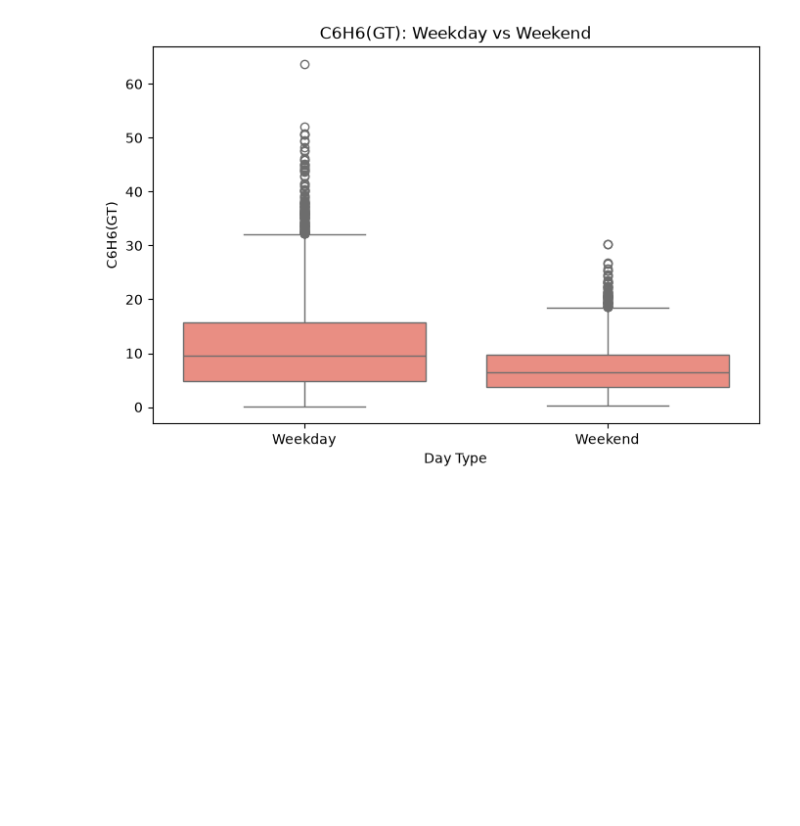
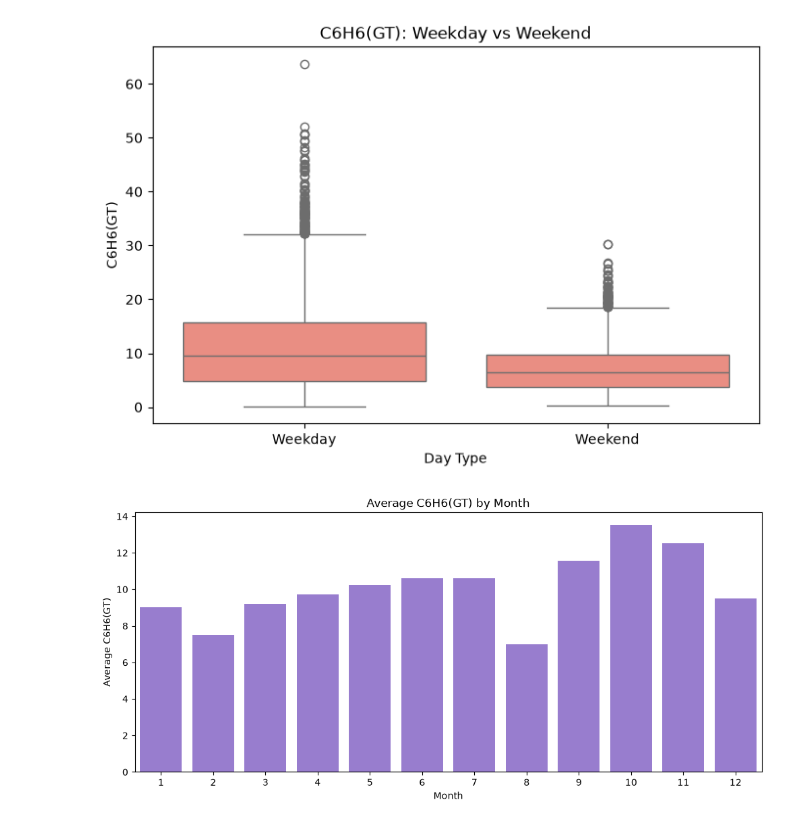
Before and after one commit to AkmalFazli27/air-quality-estimation, a Jupyter notebook: notebooks/eda.ipynb, the cells around one changed output. Cells and saved outputs as stored; diff of their text form; code cells hidden in the pictures; blank space fills up the shorter version.

Commit message:
feat: add patterns based on months

```diff
--- a/notebooks/eda.ipynb
+++ b/notebooks/eda.ipynb
@@ -403,3 +403,20 @@ plt.xticks([0, 1], ["Weekday", "Weekend"])
 plt.show()
 # %% [output]
 [figure]
+# %%
+monthly_target = df.groupby("month")[target].mean()
+
+plt.figure(figsize=(12, 5))
+
+sns.barplot(
+    x=monthly_target.index,
+    y=monthly_target.values,
+    color="mediumpurple"
+)
+
+plt.title("Average C6H6(GT) by Month")
+plt.xlabel("Month")
+plt.ylabel("Average C6H6(GT)")
+plt.show()
+# %% [output]
+[figure, added]
```
